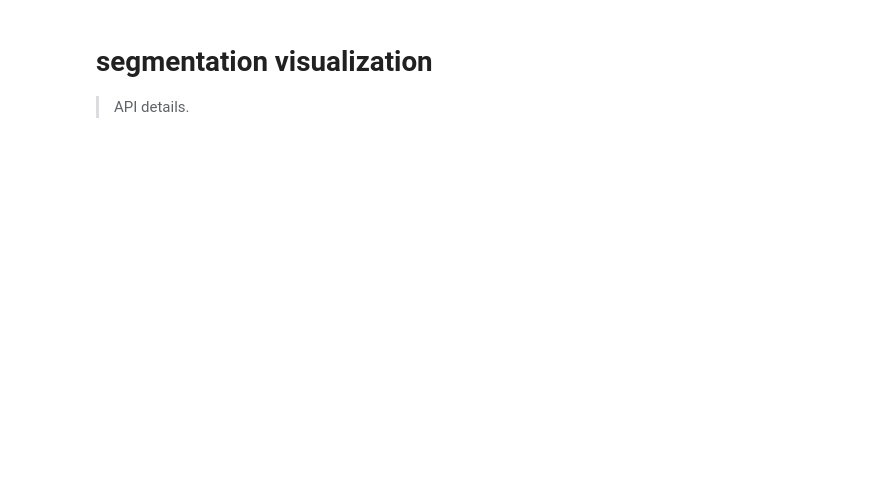
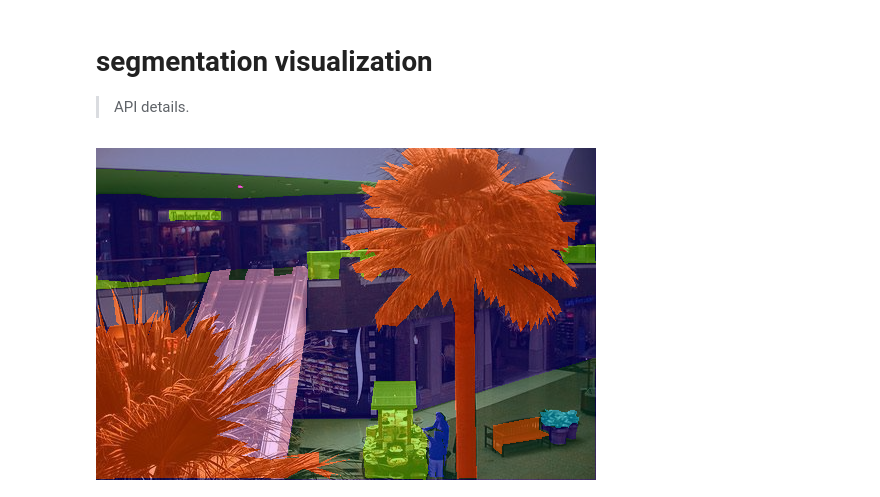
Before and after one commit to lgvaz/polvo, a Jupyter notebook: nbs/03a_segmentation.vis.ipynb, the cells around one changed output. Drawn from its saved outputs; the diff is of its cells as text; code cells hidden in the pictures; blank space fills up the shorter version.

```diff
--- a/nbs/03a_segmentation.vis.ipynb
+++ b/nbs/03a_segmentation.vis.ipynb
@@ -22,13 +23,21 @@ def overlay_mask(
     alpha:float=0.5,
 ):
     mask = np.asarray(mask)
+    if not len(mask.shape) == 2: raise ValueError(f'Mask bust be 2d, but got {mask.shape}')
 
     colored_mask = np.zeros((*mask.shape, 3), dtype=np.uint8)
     for class_idx in np.unique(mask):
         mask_idxs = mask == class_idx
-        colored_mask[mask_idxs] = np.array(cmap(class_idx/num_classes)[:3]) * 255
+        colored_mask[mask_idxs] = np.array(cmap(class_idx/nclasses)[:3]) * 255
 
     return PIL.Image.blend(image, PIL.Image.fromarray(colored_mask), alpha)
+# %%
+image = pv.open_image(pv.test.SEG_IMAGE)
+mask = pv.open_mask(pv.test.SEG_MASK)
+# %%
+overlay_mask(image, mask, 105)
+# %% [output]
+[figure, added]
 # %%
 #| hide
 from nbdev import nbdev_export
```
Also changed, not shown: parts of 1 cell of this notebook, 10 other files.
